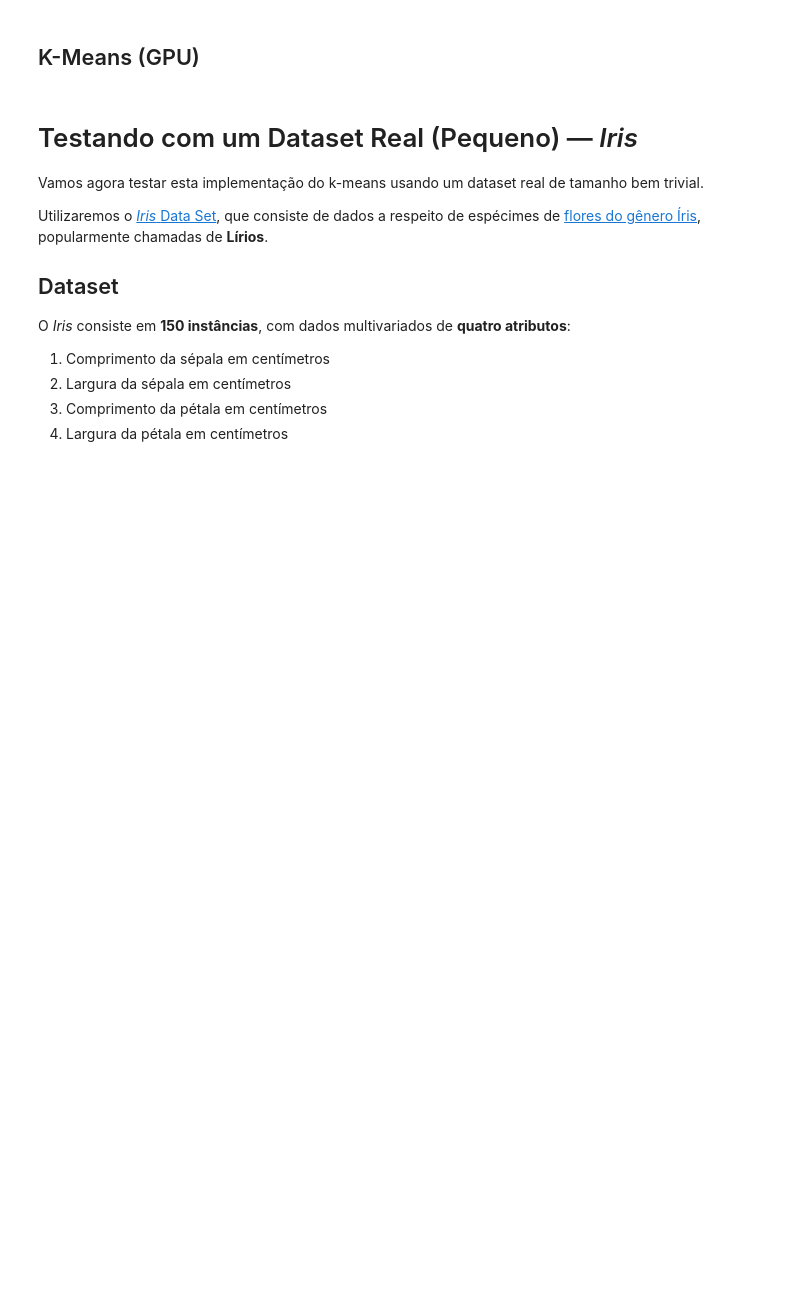
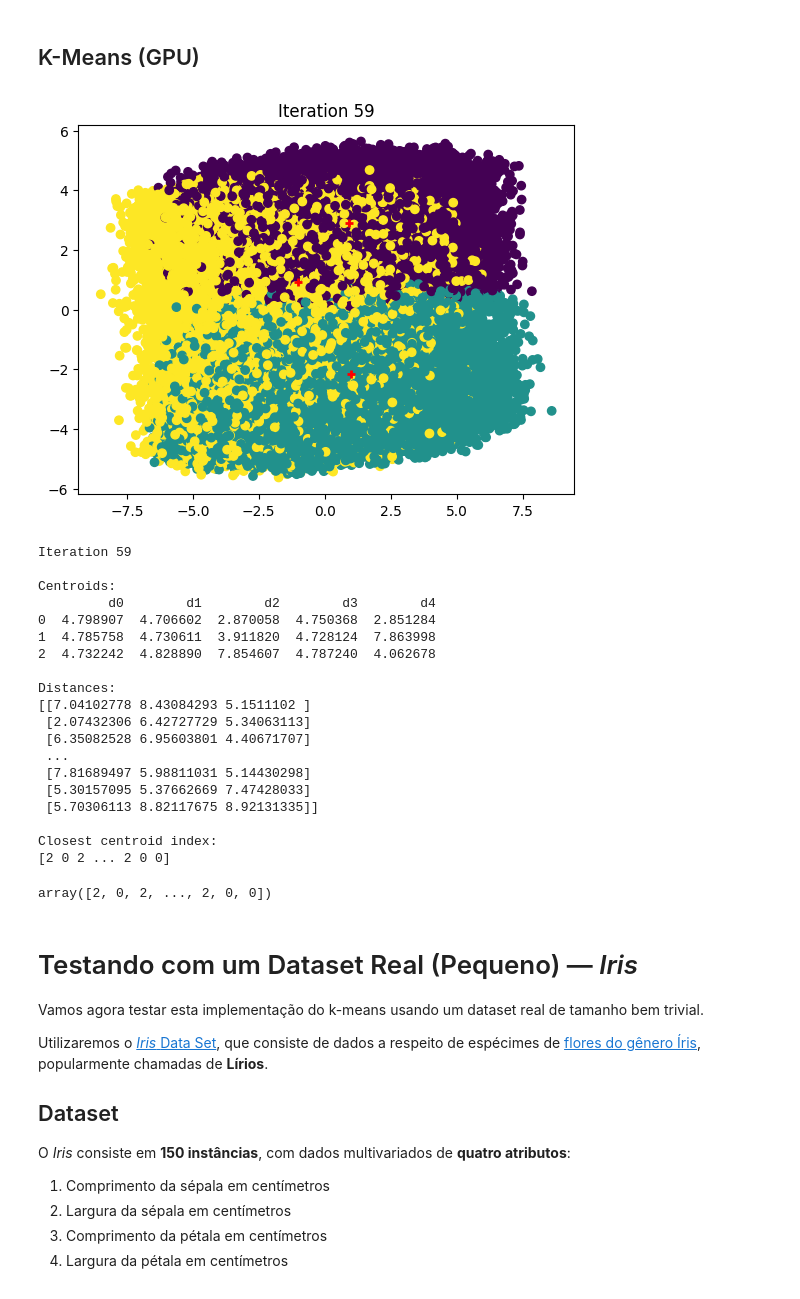
Before and after one commit to vinivosh/ufu-tcc2, a Jupyter notebook: code/examples-and-tests/kMeansGPU.ipynb, the cells around one changed output. Saved outputs shown, nothing was run; the diff lists cells and outputs as text; code cells hidden in the pictures; blank space fills up the shorter version.

```diff
--- a/code/examples-and-tests/kMeansGPU.ipynb
+++ b/code/examples-and-tests/kMeansGPU.ipynb
@@ -164,8 +52,29 @@ def kMeansGPU(dataset:pd.DataFrame, k=3, maxIter=100, plotResults=False, debug=F
 # %%
-# # # ! Descomente para rodar de fato
-# result = kMeansGPU(dataset, K, MAX_ITERATIONS, PLOT_RESULTS, DEBUG)
+result = kMeansGPU(dataset, K, MAX_ITERATIONS, PLOT_RESULTS, DEBUG)
 
-# result
+result
+# %% [output]
+[figure, added]
+Iteration 59
+
+Centroids:
+         d0        d1        d2        d3        d4
+0  4.798907  4.706602  2.870058  4.750368  2.851284
+1  4.785758  4.730611  3.911820  4.728124  7.863998
+2  4.732242  4.828890  7.854607  4.787240  4.062678
+
+Distances:
+[[7.04102778 8.43084293 5.1511102 ]
+ [2.07432306 6.42727729 5.34063113]
+ [6.35082528 6.95603801 4.40671707]
+ ...
+ [7.81689497 5.98811031 5.14430298]
+ [5.30157095 5.37662669 7.47428033]
+ [5.70306113 8.82117675 8.92131335]]
+
+Closest centroid index:
+[2 0 2 ... 2 0 0]
+array([2, 0, 2, ..., 2, 0, 0])
 # %% [markdown]
 # Testando com um Dataset Real (Pequeno) — *Iris*
 
```
Also changed, not shown: parts of 8 cells of this notebook, 1 other file.
